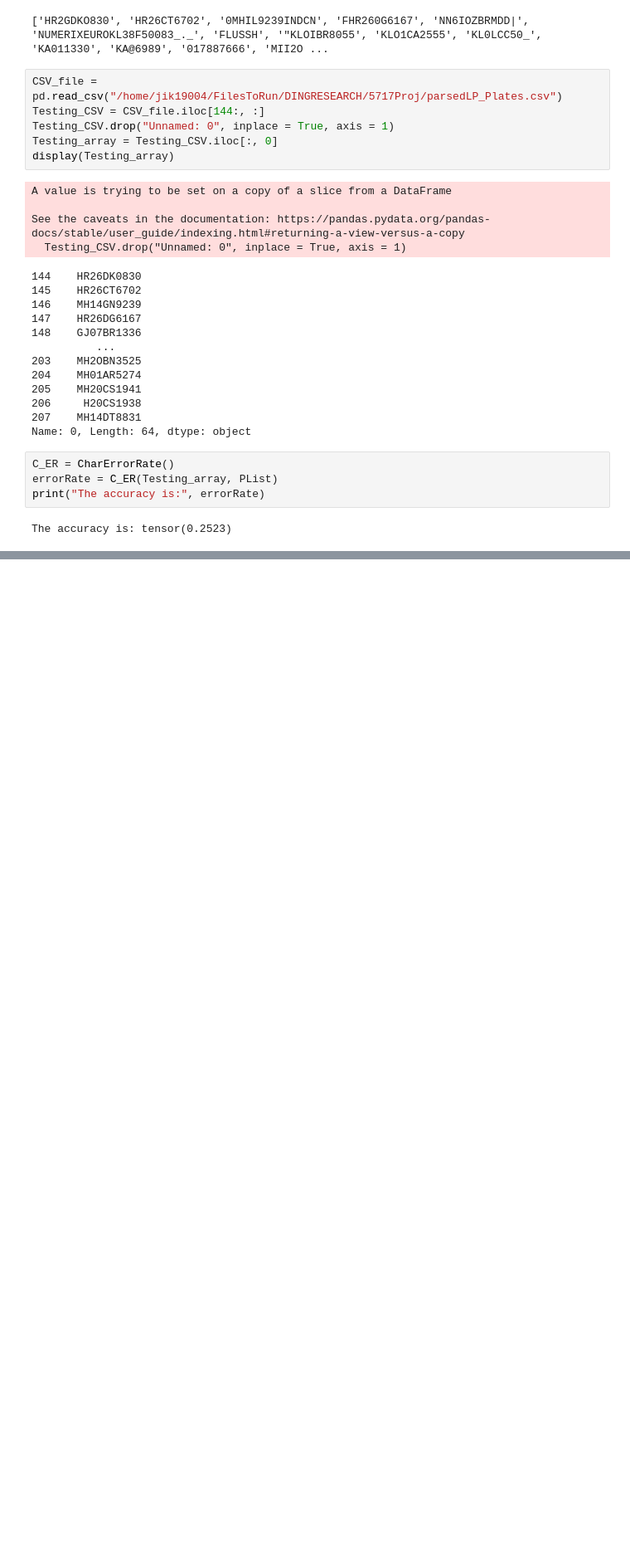
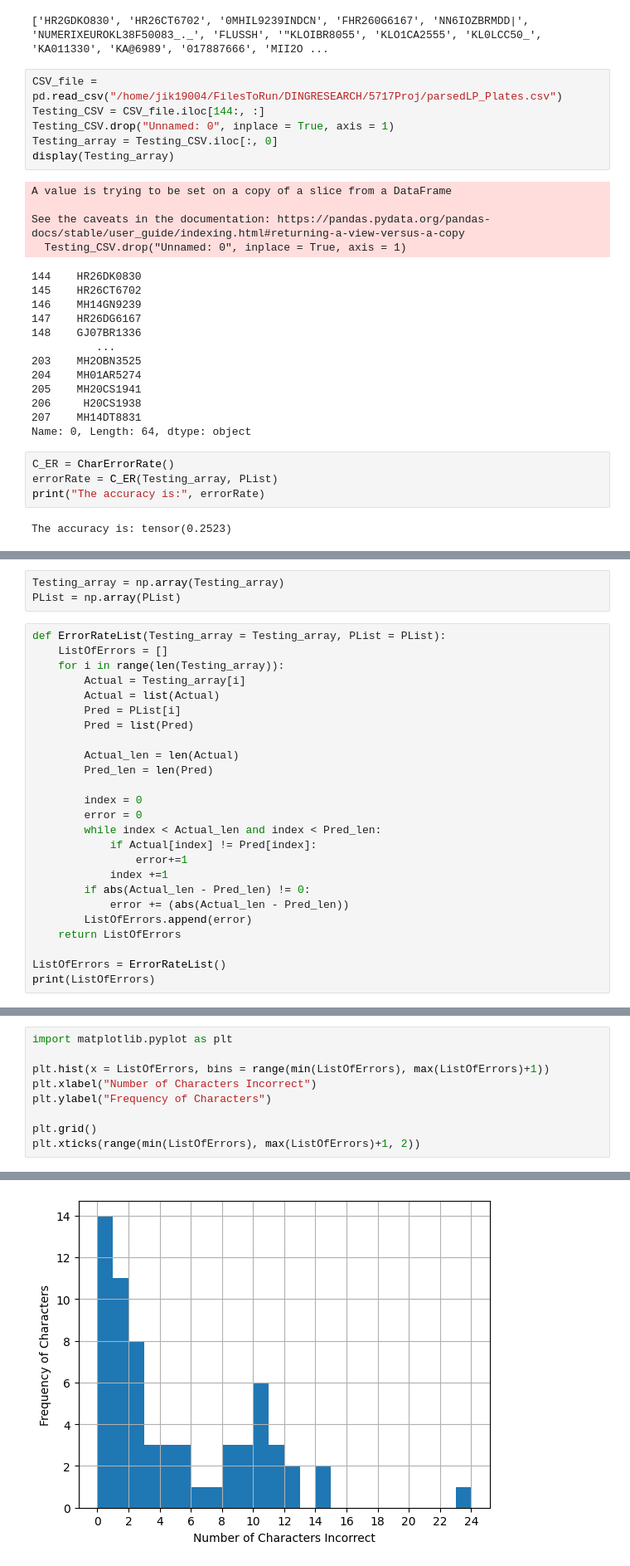
Before and after one commit to UltraArceus3/CSE5717-Project, a Jupyter notebook: OCR/easyOcrBaseline.ipynb, the cells around one changed output, grey strips where cells are left out. Shown at 83% size. Drawn from its saved outputs; the diff is of its cells as text; blank space fills up the shorter version.

```diff
--- a/OCR/easyOcrBaseline.ipynb
+++ b/OCR/easyOcrBaseline.ipynb
@@ -127,0 +134,28 @@ The accuracy is: tensor(0.2523)
+# %%
+Testing_array = np.array(Testing_array)
+PList = np.array(PList)
+# %%
+def ErrorRateList(Testing_array = Testing_array, PList = PList):
+    ListOfErrors = []
+    for i in range(len(Testing_array)):
+        Actual = Testing_array[i]
+        Actual = list(Actual)
+        Pred = PList[i]
+        Pred = list(Pred)
+
+        Actual_len = len(Actual)
+        Pred_len = len(Pred)
+
+        index = 0
+        error = 0
+        while index < Actual_len and index < Pred_len:
+            if Actual[index] != Pred[index]:
+                error+=1
+            index +=1
+        if abs(Actual_len - Pred_len) != 0:
+            error += (abs(Actual_len - Pred_len))
+        ListOfErrors.append(error)
+    return ListOfErrors
+
+ListOfErrors = ErrorRateList()
+print(ListOfErrors)
@@ -127,0 +164,10 @@ The accuracy is: tensor(0.2523)
+# %%
+import matplotlib.pyplot as plt
+
+plt.hist(x = ListOfErrors, bins = range(min(ListOfErrors), max(ListOfErrors)+1))
+plt.xlabel("Number of Characters Incorrect")
+plt.ylabel("Frequency of Characters")
+
+plt.grid()
+plt.xticks(range(min(ListOfErrors), max(ListOfErrors)+1, 2))
+# %% [output]
@@ -127,0 +191 @@ The accuracy is: tensor(0.2523)
+[figure, added]
```
Also changed, not shown: parts of 3 cells of this notebook.
